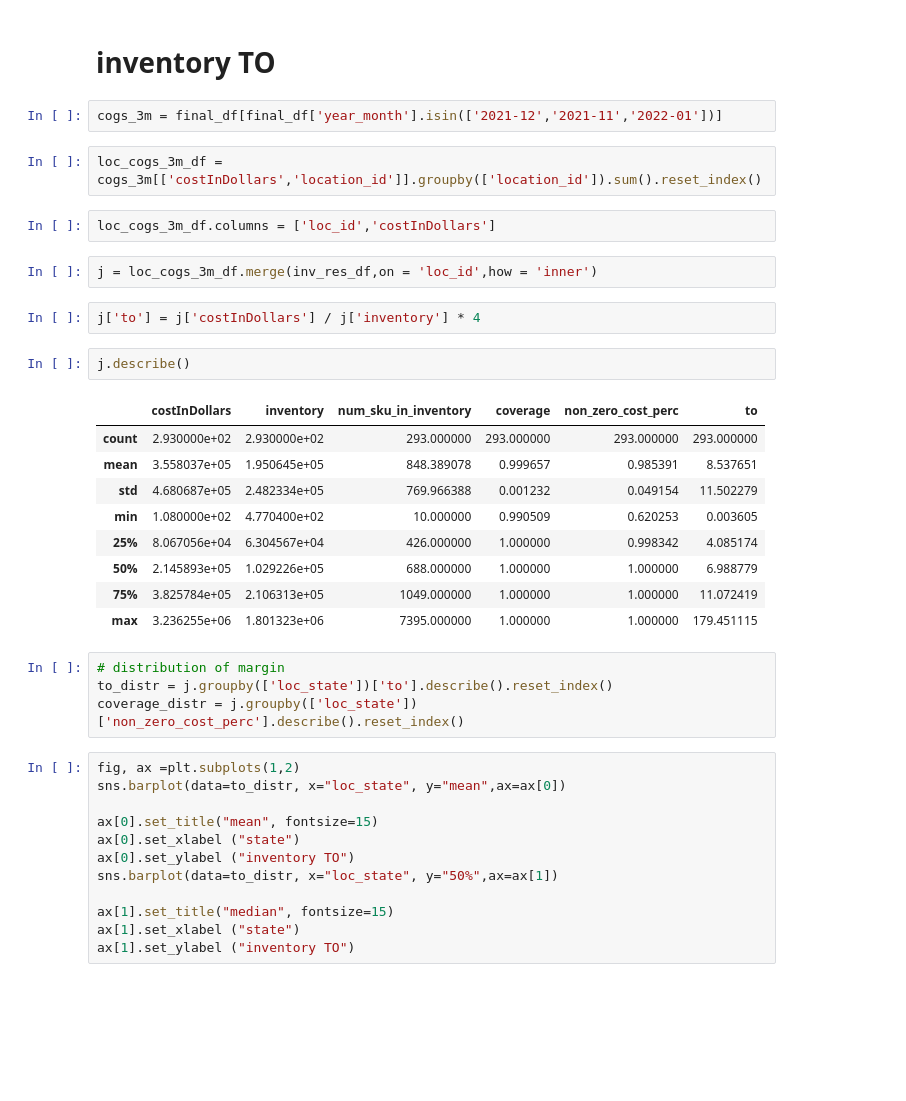
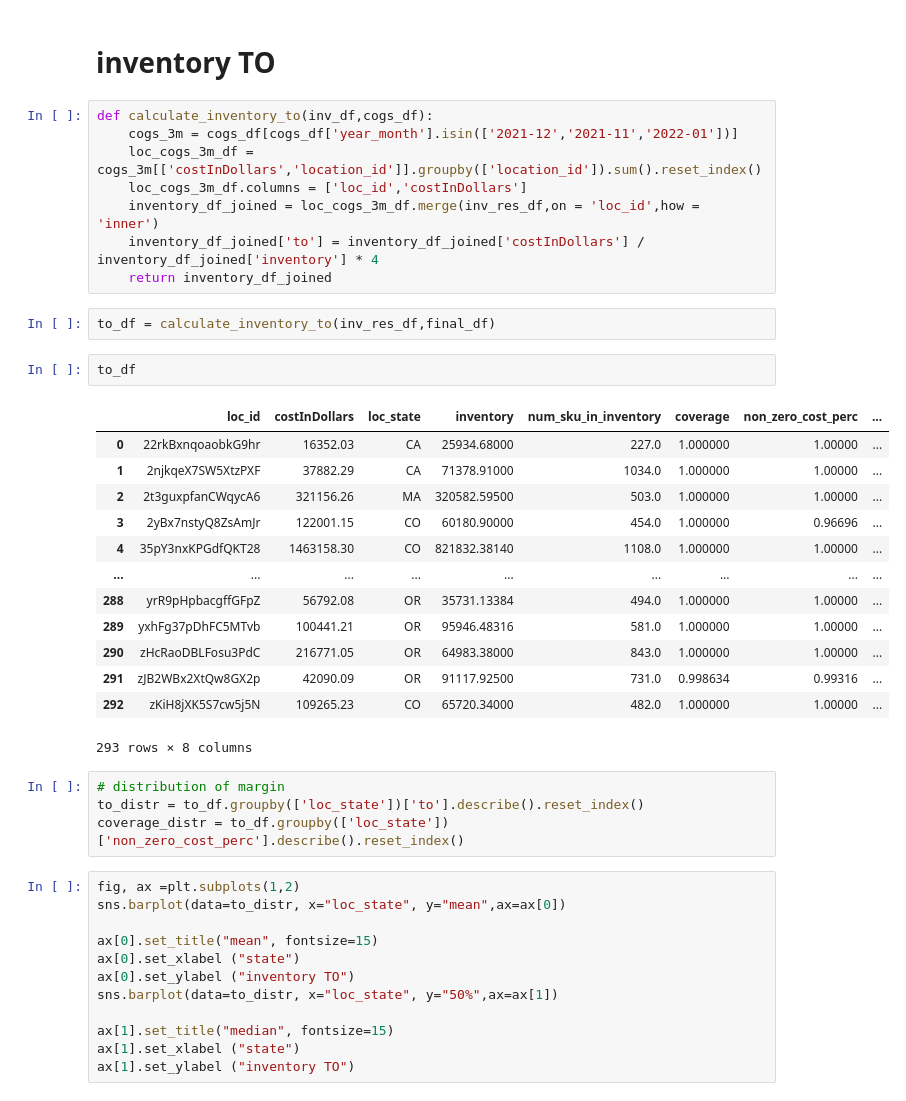
Before and after one commit to warrenshen/platform, a Jupyter notebook: services/api-server/notebooks/analysis/experiment_flowhub_data-0222.ipynb, the cells around one changed output. Cells and saved outputs as stored; diff of their text form; blank space fills up the shorter version.

```diff
--- a/services/api-server/notebooks/analysis/experiment_flowhub_data-0222.ipynb
+++ b/services/api-server/notebooks/analysis/experiment_flowhub_data-0222.ipynb
@@ -745,32 +747,36 @@ inv_res_df
 304 rows × 6 columns
 # %% [markdown]
 # inventory TO
+# %%
+def calculate_inventory_to(inv_df,cogs_df):
+    cogs_3m = cogs_df[cogs_df['year_month'].isin(['2021-12','2021-11','2022-01'])]
+    loc_cogs_3m_df = cogs_3m[['costInDollars','location_id']].groupby(['location_id']).sum().reset_index()
+    loc_cogs_3m_df.columns = ['loc_id','costInDollars']
+    inventory_df_joined = loc_cogs_3m_df.merge(inv_res_df,on = 'loc_id',how = 'inner')
+    inventory_df_joined['to'] = inventory_df_joined['costInDollars'] / inventory_df_joined['inventory'] * 4
+    return inventory_df_joined
 # %%
-cogs_3m = final_df[final_df['year_month'].isin(['2021-12','2021-11','2022-01'])]
+to_df = calculate_inventory_to(inv_res_df,final_df)
-# %%
-loc_cogs_3m_df = cogs_3m[['costInDollars','location_id']].groupby(['location_id']).sum().reset_index()
-# %%
-loc_cogs_3m_df.columns = ['loc_id','costInDollars']
-# %%
-j = loc_cogs_3m_df.merge(inv_res_df,on = 'loc_id',how = 'inner')
-# %%
-j['to'] = j['costInDollars'] / j['inventory'] * 4
-# %%
-j.describe()
-# %% [output]
-|  | costInDollars | inventory | num_sku_in_inventory | coverage | non_zero_cost_perc | to |
-| count | 2.930000e+02 | 2.930000e+02 | 293.000000 | 293.000000 | 293.000000 | 293.000000 |
-| mean | 3.558037e+05 | 1.950645e+05 | 848.389078 | 0.999657 | 0.985391 | 8.537651 |
-| std | 4.680687e+05 | 2.482334e+05 | 769.966388 | 0.001232 | 0.049154 | 11.502279 |
-| min | 1.080000e+02 | 4.770400e+02 | 10.000000 | 0.990509 | 0.620253 | 0.003605 |
-| 25% | 8.067056e+04 | 6.304567e+04 | 426.000000 | 1.000000 | 0.998342 | 4.085174 |
-| 50% | 2.145893e+05 | 1.029226e+05 | 688.000000 | 1.000000 | 1.000000 | 6.988779 |
-| 75% | 3.825784e+05 | 2.106313e+05 | 1049.000000 | 1.000000 | 1.000000 | 11.072419 |
-| max | 3.236255e+06 | 1.801323e+06 | 7395.000000 | 1.000000 | 1.000000 | 179.451115 |
+# %%
+to_df
+# %% [output]
+|  | loc_id | costInDollars | loc_state | inventory | num_sku_in_inventory | coverage | non_zero_cost_perc | ... |
+| 0 | 22rkBxnqoaobkG9hr | 16352.03 | CA | 25934.68000 | 227.0 | 1.000000 | 1.00000 | ... |
+| 1 | 2njkqeX7SW5XtzPXF | 37882.29 | CA | 71378.91000 | 1034.0 | 1.000000 | 1.00000 | ... |
+| 2 | 2t3guxpfanCWqycA6 | 321156.26 | MA | 320582.59500 | 503.0 | 1.000000 | 1.00000 | ... |
+| 3 | 2yBx7nstyQ8ZsAmJr | 122001.15 | CO | 60180.90000 | 454.0 | 1.000000 | 0.96696 | ... |
+| 4 | 35pY3nxKPGdfQKT28 | 1463158.30 | CO | 821832.38140 | 1108.0 | 1.000000 | 1.00000 | ... |
+| ... | ... | ... | ... | ... | ... | ... | ... | ... |
+| 288 | yrR9pHpbacgffGFpZ | 56792.08 | OR | 35731.13384 | 494.0 | 1.000000 | 1.00000 | ... |
+| 289 | yxhFg37pDhFC5MTvb | 100441.21 | OR | 95946.48316 | 581.0 | 1.000000 | 1.00000 | ... |
+| 290 | zHcRaoDBLFosu3PdC | 216771.05 | OR | 64983.38000 | 843.0 | 1.000000 | 1.00000 | ... |
+| 291 | zJB2WBx2XtQw8GX2p | 42090.09 | OR | 91117.92500 | 731.0 | 0.998634 | 0.99316 | ... |
+| 292 | zKiH8jXK5S7cw5j5N | 109265.23 | CO | 65720.34000 | 482.0 | 1.000000 | 1.00000 | ... |
+293 rows × 8 columns
 # %%
 # distribution of margin
-to_distr = j.groupby(['loc_state'])['to'].describe().reset_index()
-coverage_distr = j.groupby(['loc_state'])['non_zero_cost_perc'].describe().reset_index()
+to_distr = to_df.groupby(['loc_state'])['to'].describe().reset_index()
+coverage_distr = to_df.groupby(['loc_state'])['non_zero_cost_perc'].describe().reset_index()
 # %%
 fig, ax =plt.subplots(1,2)
 sns.barplot(data=to_distr, x="loc_state", y="mean",ax=ax[0])
```
Also changed, not shown: parts of 5 cells of this notebook.
